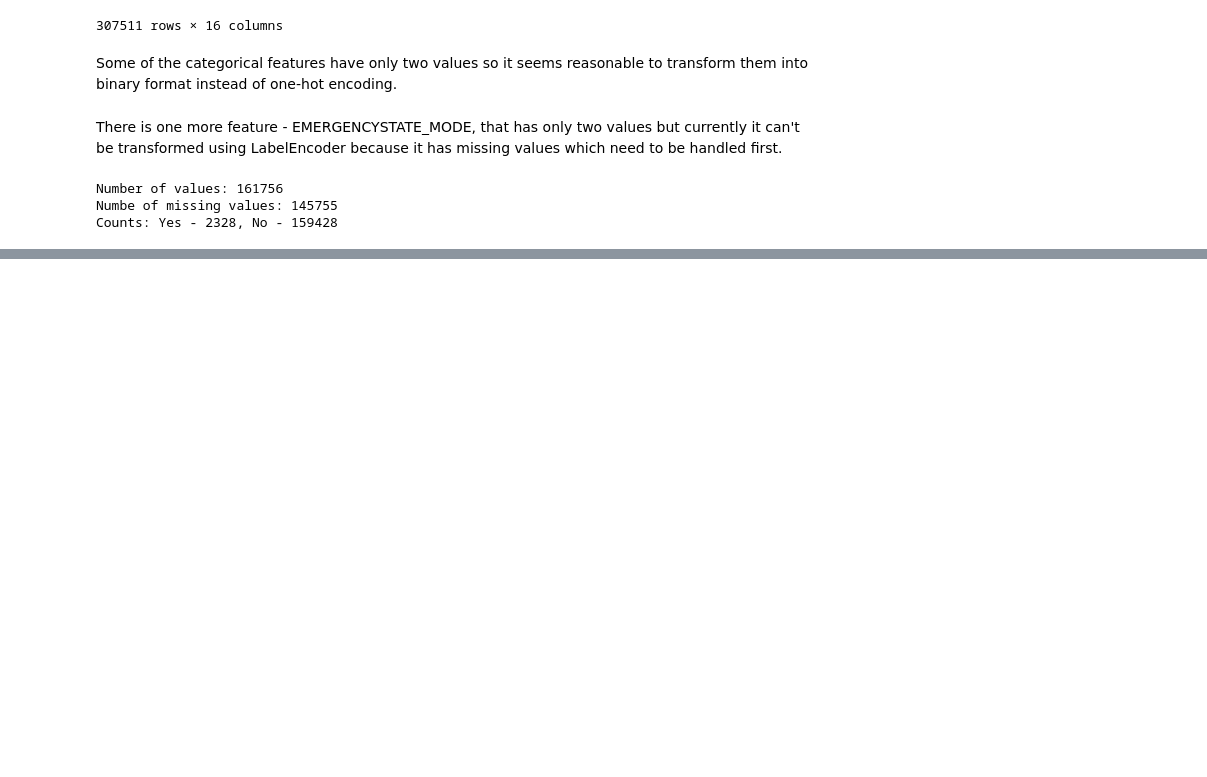
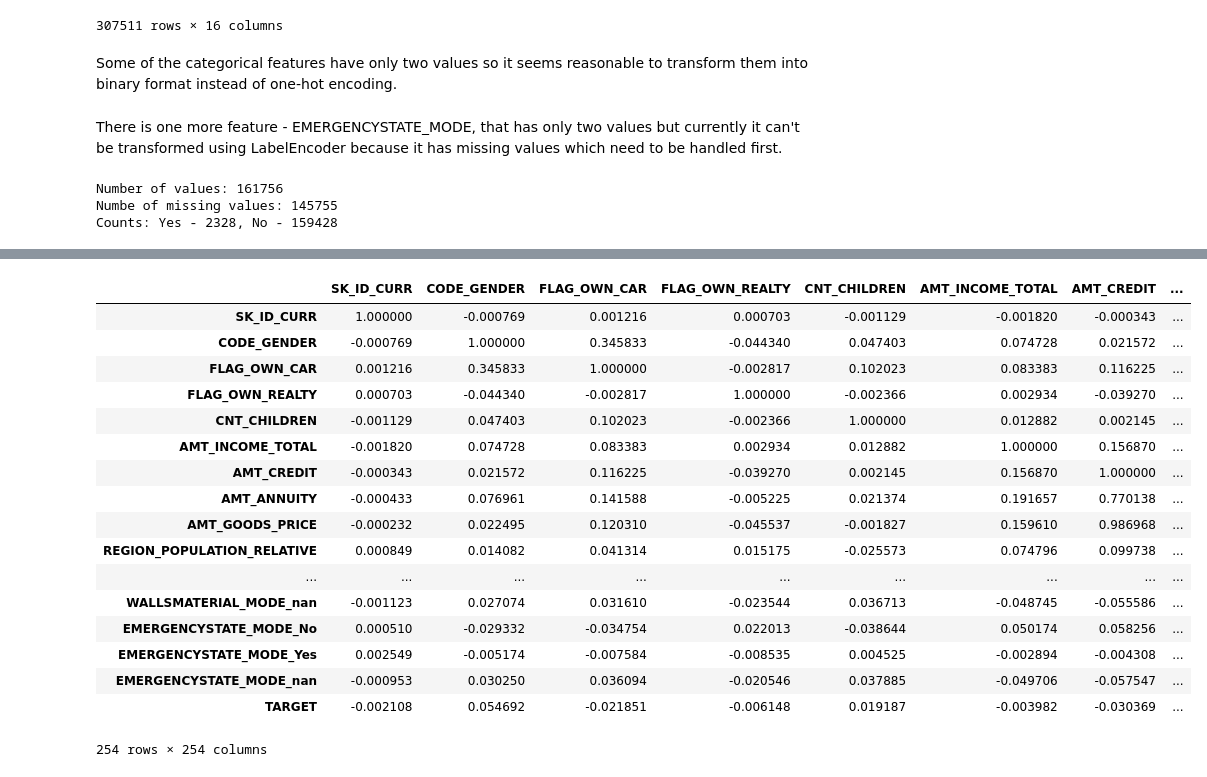
Before and after one commit to ASzwarc/HomeCreditDefaultRisk, a Jupyter notebook: HomeCreditDefaultRisk_Solution.ipynb, the cells around one changed output, grey strips where cells are left out. Drawn from its saved outputs; the diff is of its cells as text; code cells hidden in the pictures; blank space fills up the shorter version.

Commit message:
First try on correlation of features

```diff
--- a/HomeCreditDefaultRisk_Solution.ipynb
+++ b/HomeCreditDefaultRisk_Solution.ipynb
@@ -241,0 +341,4 @@ Almost half of the values of this feature are missing. From exisiting values mos
+# %%
+print("No of features in test set before encoding: {}".format(test_data.shape[1]))
+test_data = encode_categorical_features(test_data)
+print("No of features in test set after encoding: {}".format(test_data.shape[1]))
@@ -241,0 +365,5 @@ Almost half of the values of this feature are missing. From exisiting values mos
+# %%
+train_labels = train_data["TARGET"]
+train_data, test_data = train_data.align(test_data, join="inner", axis=1)
+print("Train data shape: ", train_data.shape)
+print("Test data shape: ", test_data.shape)
@@ -241,0 +419,6 @@ Almost half of the values of this feature are missing. From exisiting values mos
+# %%
+# to check correlation of features with target I have to add "TARGET" column to data set
+train_data["TARGET"] = train_labels
+# %%
+%%time
+pearson_corr = train_data.corr()
@@ -241,0 +427,21 @@ Almost half of the values of this feature are missing. From exisiting values mos
+# %%
+display(pearson_corr)
+# %% [output]
+|  | SK_ID_CURR | CODE_GENDER | FLAG_OWN_CAR | FLAG_OWN_REALTY | CNT_CHILDREN | AMT_INCOME_TOTAL | AMT_CREDIT | ... |
+| SK_ID_CURR | 1.000000 | -0.000769 | 0.001216 | 0.000703 | -0.001129 | -0.001820 | -0.000343 | ... |
+| CODE_GENDER | -0.000769 | 1.000000 | 0.345833 | -0.044340 | 0.047403 | 0.074728 | 0.021572 | ... |
+| FLAG_OWN_CAR | 0.001216 | 0.345833 | 1.000000 | -0.002817 | 0.102023 | 0.083383 | 0.116225 | ... |
+| FLAG_OWN_REALTY | 0.000703 | -0.044340 | -0.002817 | 1.000000 | -0.002366 | 0.002934 | -0.039270 | ... |
+| CNT_CHILDREN | -0.001129 | 0.047403 | 0.102023 | -0.002366 | 1.000000 | 0.012882 | 0.002145 | ... |
+| AMT_INCOME_TOTAL | -0.001820 | 0.074728 | 0.083383 | 0.002934 | 0.012882 | 1.000000 | 0.156870 | ... |
+| AMT_CREDIT | -0.000343 | 0.021572 | 0.116225 | -0.039270 | 0.002145 | 0.156870 | 1.000000 | ... |
+| AMT_ANNUITY | -0.000433 | 0.076961 | 0.141588 | -0.005225 | 0.021374 | 0.191657 | 0.770138 | ... |
+| AMT_GOODS_PRICE | -0.000232 | 0.022495 | 0.120310 | -0.045537 | -0.001827 | 0.159610 | 0.986968 | ... |
+| REGION_POPULATION_RELATIVE | 0.000849 | 0.014082 | 0.041314 | 0.015175 | -0.025573 | 0.074796 | 0.099738 | ... |
+| ... | ... | ... | ... | ... | ... | ... | ... | ... |
+| WALLSMATERIAL_MODE_nan | -0.001123 | 0.027074 | 0.031610 | -0.023544 | 0.036713 | -0.048745 | -0.055586 | ... |
+| EMERGENCYSTATE_MODE_No | 0.000510 | -0.029332 | -0.034754 | 0.022013 | -0.038644 | 0.050174 | 0.058256 | ... |
+| EMERGENCYSTATE_MODE_Yes | 0.002549 | -0.005174 | -0.007584 | -0.008535 | 0.004525 | -0.002894 | -0.004308 | ... |
+| EMERGENCYSTATE_MODE_nan | -0.000953 | 0.030250 | 0.036094 | -0.020546 | 0.037885 | -0.049706 | -0.057547 | ... |
+| TARGET | -0.002108 | 0.054692 | -0.021851 | -0.006148 | 0.019187 | -0.003982 | -0.030369 | ... |
+254 rows × 254 columns
```
Also changed, not shown: parts of 24 cells of this notebook.
